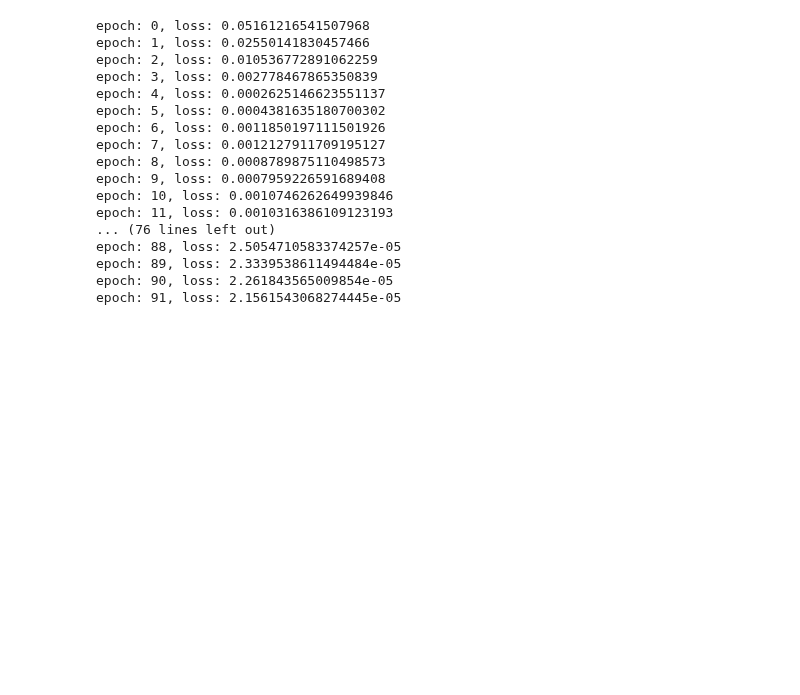
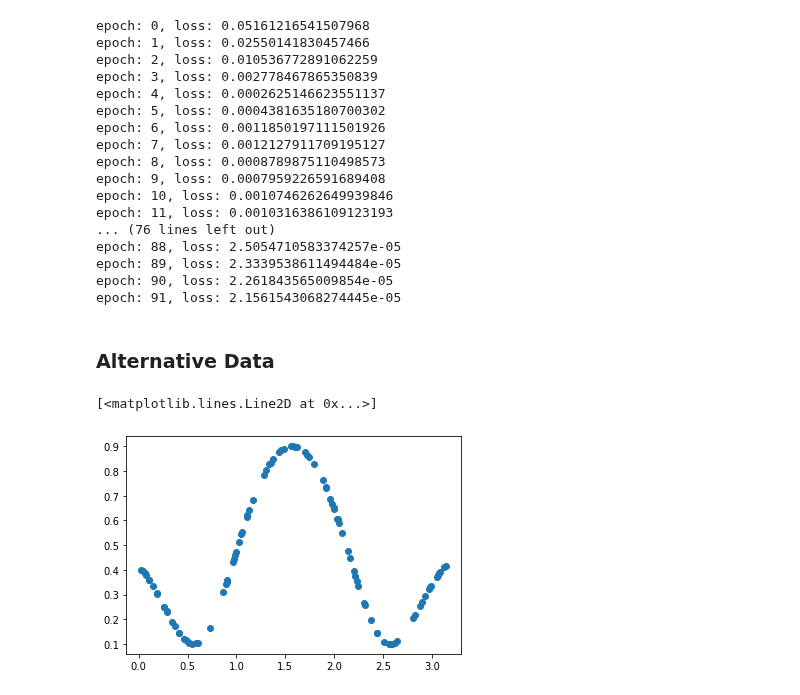
Before and after one commit to KristianWold/Master-Thesis, a Jupyter notebook: notebooks/experiments/Regularized Feature Map.ipynb, the cells around one changed output. Saved outputs shown, nothing was run; the diff lists cells and outputs as text; code cells hidden in the pictures; blank space fills up the shorter version.

```diff
--- a/notebooks/experiments/Regularized Feature Map.ipynb
+++ b/notebooks/experiments/Regularized Feature Map.ipynb
@@ -435,3 +435,28 @@ epoch: 88, loss: 2.5054710583374257e-05
 epoch: 89, loss: 2.3339538611494484e-05
 epoch: 90, loss: 2.261843565009854e-05
 epoch: 91, loss: 2.1561543068274445e-05
+# %% [markdown]
+### Alternative Data
+# %%
+np.random.seed(42)
+
+n = 200
+n_features = 4
+epochs = 100
+x = np.random.uniform(0, 1, (n, n_features))
+
+y = -gaussian(x[:,2].reshape(-1,1), 0.2, 0.01) + gaussian(x[:,2].reshape(-1,1), 0.5, 0.02) - gaussian(x[:,2].reshape(-1,1), 0.8, 0.01)
+
+x = scaler(x, a=0, b=np.pi)
+y = scaler(y, a=0.1, b=0.9)
+
+x_train, y_train = x[:100,:], y[:100,:]
+
+x_train[:,0] = np.pi/2
+x_train[:,1] = np.pi/2
+x_train[:,3] = np.pi/2
+# %%
+plt.plot(x_train[:,2], y_train, "o")
+# %% [output]
+[<matplotlib.lines.Line2D at 0x...>]
+[figure, added]
```
Also changed, not shown: parts of 3 cells of this notebook, 9 other files.
